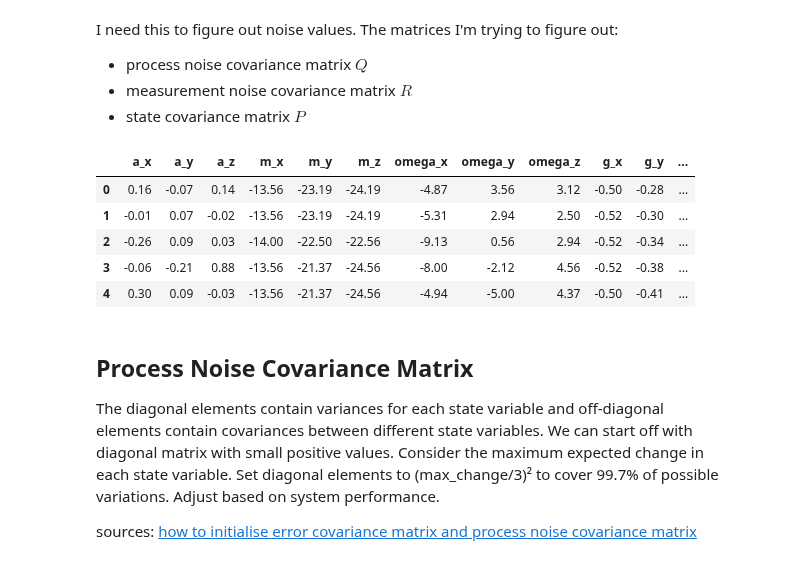
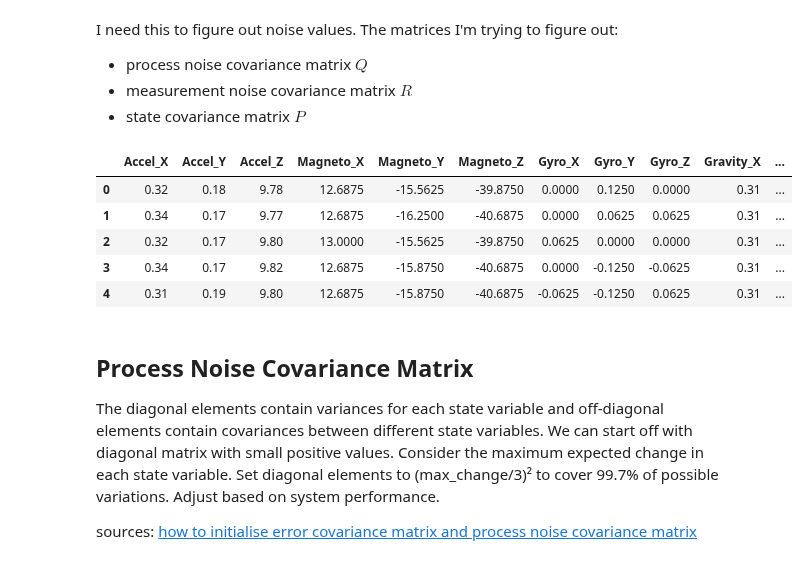
Before and after one commit to kjetteren/RaD_team1_HELIXON, a Jupyter notebook: kalman/data_exploration.ipynb, the cells around one changed output. Cells and saved outputs as stored; diff of their text form; code cells hidden in the pictures.

```diff
--- a/kalman/data_exploration.ipynb
+++ b/kalman/data_exploration.ipynb
@@ -9,18 +9,17 @@ import pandas as pd
 import matplotlib.pyplot as plt
 import seaborn as sns
 # %%
-df = pd.read_csv('data/sensor_stand_still.csv')
+df = pd.read_csv('data/sensor_data_stationary.csv')
 
-ax, ay, az = df['a_x'].to_numpy(), df['a_y'].to_numpy(), df['a_z'].to_numpy()
 
 df.head()
 # %% [output]
-|  | a_x | a_y | a_z | m_x | m_y | m_z | omega_x | omega_y | omega_z | g_x | g_y | ... |
-| 0 | 0.16 | -0.07 | 0.14 | -13.56 | -23.19 | -24.19 | -4.87 | 3.56 | 3.12 | -0.50 | -0.28 | ... |
-| 1 | -0.01 | 0.07 | -0.02 | -13.56 | -23.19 | -24.19 | -5.31 | 2.94 | 2.50 | -0.52 | -0.30 | ... |
-| 2 | -0.26 | 0.09 | 0.03 | -14.00 | -22.50 | -22.56 | -9.13 | 0.56 | 2.94 | -0.52 | -0.34 | ... |
-| 3 | -0.06 | -0.21 | 0.88 | -13.56 | -21.37 | -24.56 | -8.00 | -2.12 | 4.56 | -0.52 | -0.38 | ... |
-| 4 | 0.30 | 0.09 | -0.03 | -13.56 | -21.37 | -24.56 | -4.94 | -5.00 | 4.37 | -0.50 | -0.41 | ... |
+|  | Accel_X | Accel_Y | Accel_Z | Magneto_X | Magneto_Y | Magneto_Z | Gyro_X | Gyro_Y | Gyro_Z | Gravity_X | ... |
+| 0 | 0.32 | 0.18 | 9.78 | 12.6875 | -15.5625 | -39.8750 | 0.0000 | 0.1250 | 0.0000 | 0.31 | ... |
+| 1 | 0.34 | 0.17 | 9.77 | 12.6875 | -16.2500 | -40.6875 | 0.0000 | 0.0625 | 0.0625 | 0.31 | ... |
+| 2 | 0.32 | 0.17 | 9.80 | 13.0000 | -15.5625 | -39.8750 | 0.0625 | 0.0000 | 0.0000 | 0.31 | ... |
+| 3 | 0.34 | 0.17 | 9.82 | 12.6875 | -15.8750 | -40.6875 | 0.0000 | -0.1250 | -0.0625 | 0.31 | ... |
+| 4 | 0.31 | 0.19 | 9.80 | 12.6875 | -15.8750 | -40.6875 | -0.0625 | -0.1250 | 0.0625 | 0.31 | ... |
 # %% [markdown]
 ## Process Noise Covariance Matrix
 The diagonal elements contain variances for each state variable and off-diagonal elements contain covariances between different state variables.
```
Also changed, not shown: parts of 2 cells of this notebook, 1 other file.
